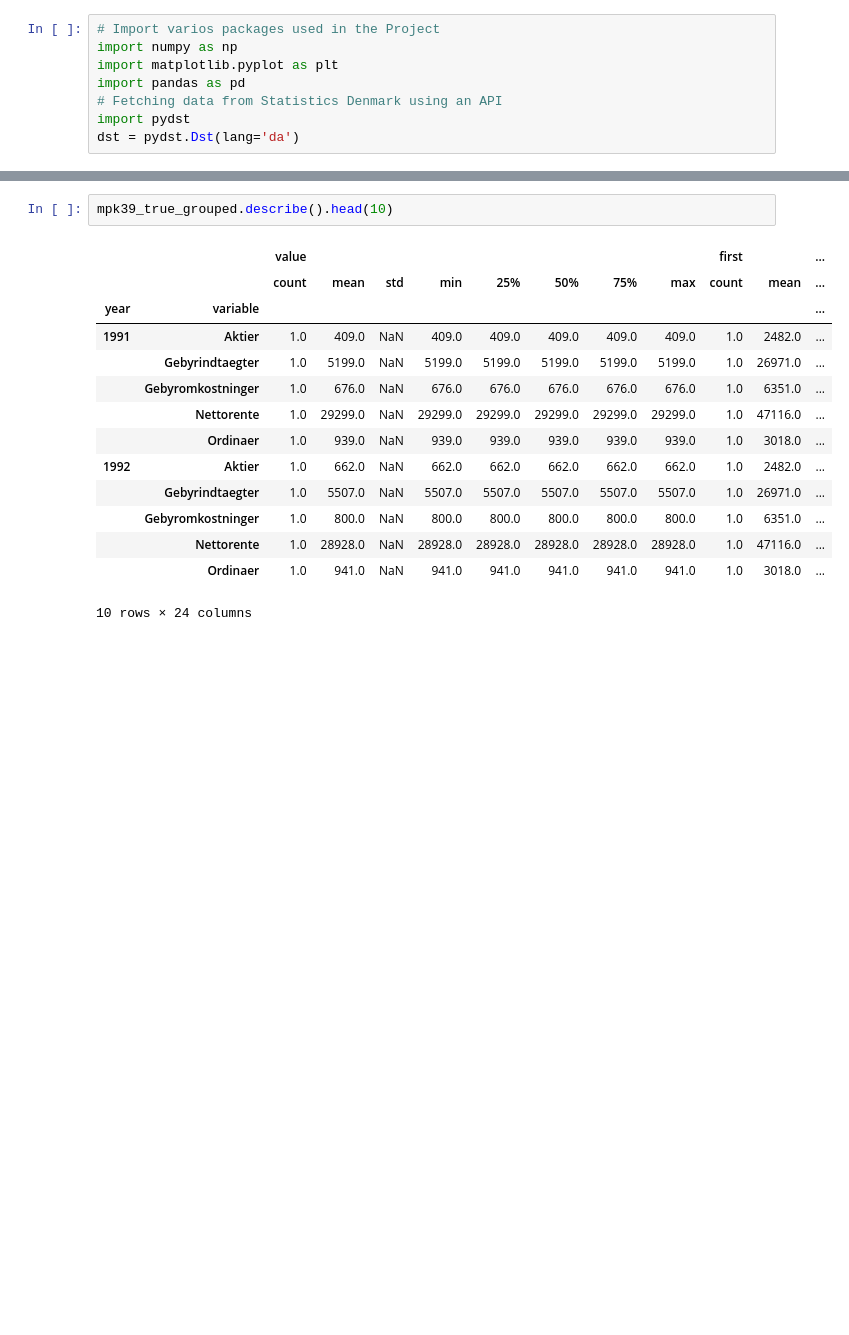
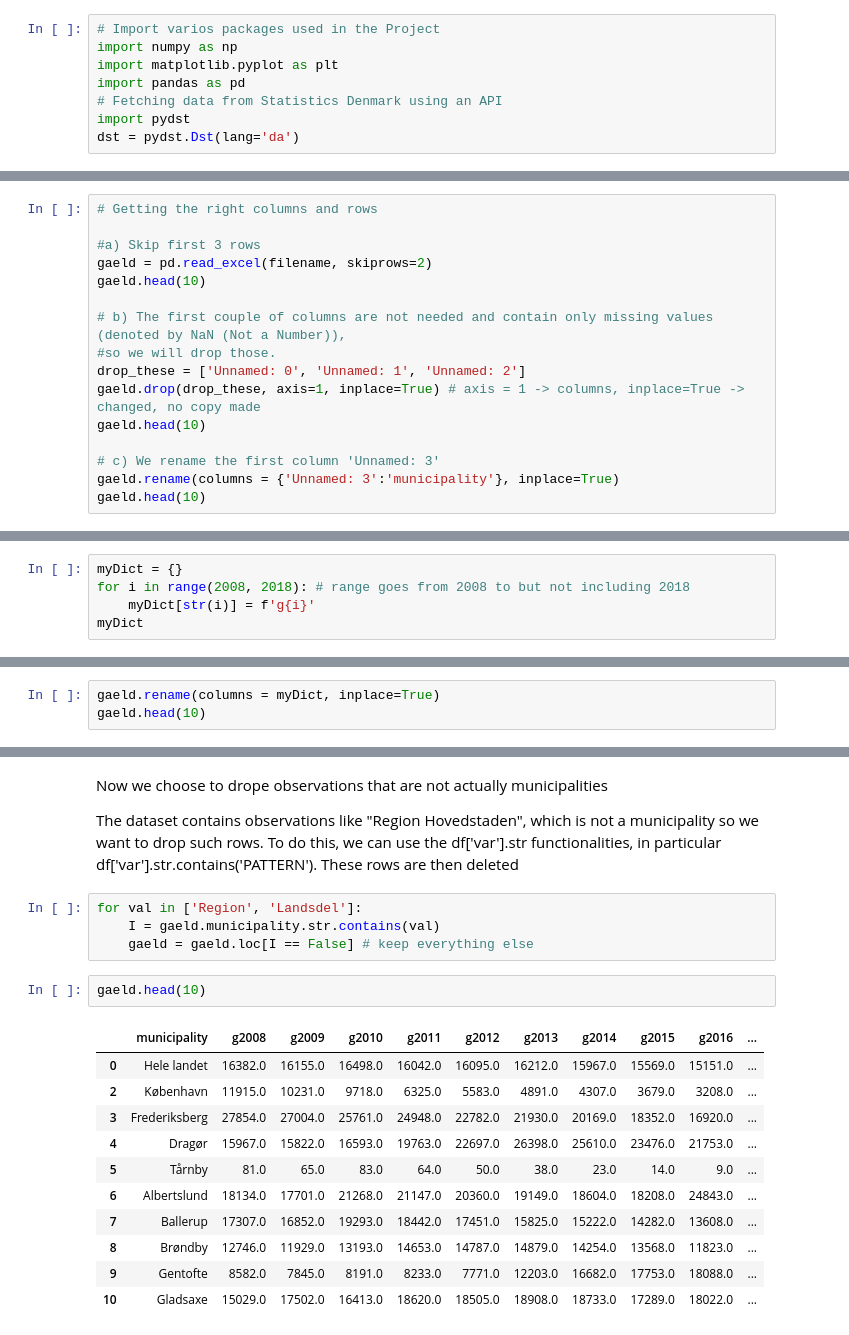
Before and after one commit to NumEconCopenhagen/projects-2019-peter-larsens-kaffe-m-havre, a Jupyter notebook: dataproject/dataProject.ipynb, the cells around one changed output, grey strips where cells are left out. Cells and saved outputs as stored; diff of their text form; blank space fills up the shorter version.

```diff
--- a/dataproject/dataProject.ipynb
+++ b/dataproject/dataProject.ipynb
@@ -134,0 +41,16 @@ mpk39_true_grouped = mpk39_true.groupby(['year','variable'])
+# %%
+# Getting the right columns and rows
+
+#a) Skip first 3 rows
+gaeld = pd.read_excel(filename, skiprows=2)
+gaeld.head(10)
+
+# b) The first couple of columns are not needed and contain only missing values (denoted by NaN (Not a Number)),
+#so we will drop those.
+drop_these = ['Unnamed: 0', 'Unnamed: 1', 'Unnamed: 2']
+gaeld.drop(drop_these, axis=1, inplace=True) # axis = 1 -> columns, inplace=True -> changed, no copy made
+gaeld.head(10)
+
+# c) We rename the first column 'Unnamed: 3'
+gaeld.rename(columns = {'Unnamed: 3':'municipality'}, inplace=True)
+gaeld.head(10)
@@ -134,0 +71,5 @@ mpk39_true_grouped = mpk39_true.groupby(['year','variable'])
+# %%
+myDict = {}
+for i in range(2008, 2018): # range goes from 2008 to but not including 2018
+    myDict[str(i)] = f'g{i}'
+myDict
@@ -134,0 +87,3 @@ mpk39_true_grouped = mpk39_true.groupby(['year','variable'])
+# %%
+gaeld.rename(columns = myDict, inplace=True)
+gaeld.head(10)
@@ -135,17 +102,22 @@ mpk39_true_grouped = mpk39_true.groupby(['year','variable'])
+# %% [markdown]
+Now we choose to drope observations that are not actually municipalities
+
+The dataset contains observations like "Region Hovedstaden", which is not a municipality so we want to drop such rows. To do this, we can use the df['var'].str functionalities, in particular df['var'].str.contains('PATTERN'). These rows are then deleted
+# %%
+for val in ['Region', 'Landsdel']:
+    I = gaeld.municipality.str.contains(val)
+    gaeld = gaeld.loc[I == False] # keep everything else
 # %%
-mpk39_true_grouped.describe().head(10)
+gaeld.head(10)
 # %% [output]
-|  |  | value |  |  |  |  |  |  |  | first |  | ... |
-|  |  | count | mean | std | min | 25% | 50% | 75% | max | count | mean | ... |
-| year | variable |  |  |  |  |  |  |  |  |  |  | ... |
-| 1991 | Aktier | 1.0 | 409.0 | NaN | 409.0 | 409.0 | 409.0 | 409.0 | 409.0 | 1.0 | 2482.0 | ... |
-|  | Gebyrindtaegter | 1.0 | 5199.0 | NaN | 5199.0 | 5199.0 | 5199.0 | 5199.0 | 5199.0 | 1.0 | 26971.0 | ... |
-|  | Gebyromkostninger | 1.0 | 676.0 | NaN | 676.0 | 676.0 | 676.0 | 676.0 | 676.0 | 1.0 | 6351.0 | ... |
-|  | Nettorente | 1.0 | 29299.0 | NaN | 29299.0 | 29299.0 | 29299.0 | 29299.0 | 29299.0 | 1.0 | 47116.0 | ... |
-|  | Ordinaer | 1.0 | 939.0 | NaN | 939.0 | 939.0 | 939.0 | 939.0 | 939.0 | 1.0 | 3018.0 | ... |
-| 1992 | Aktier | 1.0 | 662.0 | NaN | 662.0 | 662.0 | 662.0 | 662.0 | 662.0 | 1.0 | 2482.0 | ... |
-|  | Gebyrindtaegter | 1.0 | 5507.0 | NaN | 5507.0 | 5507.0 | 5507.0 | 5507.0 | 5507.0 | 1.0 | 26971.0 | ... |
-|  | Gebyromkostninger | 1.0 | 800.0 | NaN | 800.0 | 800.0 | 800.0 | 800.0 | 800.0 | 1.0 | 6351.0 | ... |
-|  | Nettorente | 1.0 | 28928.0 | NaN | 28928.0 | 28928.0 | 28928.0 | 28928.0 | 28928.0 | 1.0 | 47116.0 | ... |
-|  | Ordinaer | 1.0 | 941.0 | NaN | 941.0 | 941.0 | 941.0 | 941.0 | 941.0 | 1.0 | 3018.0 | ... |
+|  | municipality | g2008 | g2009 | g2010 | g2011 | g2012 | g2013 | g2014 | g2015 | g2016 | ... |
+| 0 | Hele landet | 16382.0 | 16155.0 | 16498.0 | 16042.0 | 16095.0 | 16212.0 | 15967.0 | 15569.0 | 15151.0 | ... |
+| 2 | København | 11915.0 | 10231.0 | 9718.0 | 6325.0 | 5583.0 | 4891.0 | 4307.0 | 3679.0 | 3208.0 | ... |
+| 3 | Frederiksberg | 27854.0 | 27004.0 | 25761.0 | 24948.0 | 22782.0 | 21930.0 | 20169.0 | 18352.0 | 16920.0 | ... |
+| 4 | Dragør | 15967.0 | 15822.0 | 16593.0 | 19763.0 | 22697.0 | 26398.0 | 25610.0 | 23476.0 | 21753.0 | ... |
+| 5 | Tårnby | 81.0 | 65.0 | 83.0 | 64.0 | 50.0 | 38.0 | 23.0 | 14.0 | 9.0 | ... |
+| 6 | Albertslund | 18134.0 | 17701.0 | 21268.0 | 21147.0 | 20360.0 | 19149.0 | 18604.0 | 18208.0 | 24843.0 | ... |
+| 7 | Ballerup | 17307.0 | 16852.0 | 19293.0 | 18442.0 | 17451.0 | 15825.0 | 15222.0 | 14282.0 | 13608.0 | ... |
+| 8 | Brøndby | 12746.0 | 11929.0 | 13193.0 | 14653.0 | 14787.0 | 14879.0 | 14254.0 | 13568.0 | 11823.0 | ... |
+| 9 | Gentofte | 8582.0 | 7845.0 | 8191.0 | 8233.0 | 7771.0 | 12203.0 | 16682.0 | 17753.0 | 18088.0 | ... |
+| 10 | Gladsaxe | 15029.0 | 17502.0 | 16413.0 | 18620.0 | 18505.0 | 18908.0 | 18733.0 | 17289.0 | 18022.0 | ... |
-10 rows × 24 columns
```
Also changed, not shown: parts of 31 cells of this notebook, 1 other file.
